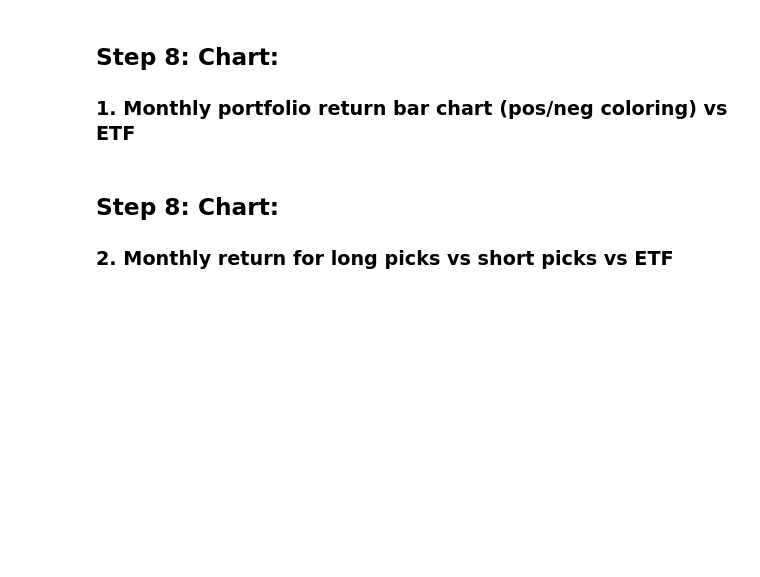
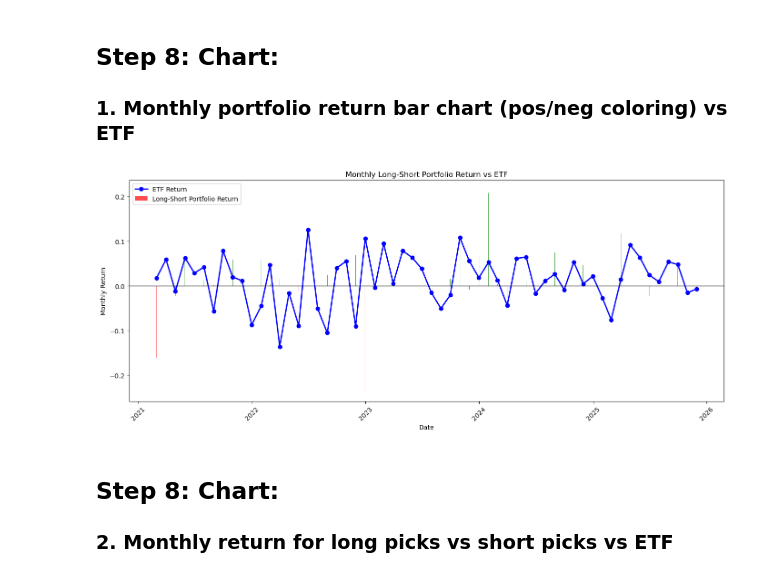
Before and after one commit to Spring-26-Quantitative-Finance/SunilA-QF-SP26, a Jupyter notebook: final_proj/main.ipynb, the cells around one changed output. Saved outputs shown, nothing was run; the diff lists cells and outputs as text; code cells hidden in the pictures; blank space fills up the shorter version.

```diff
--- a/final_proj/main.ipynb
+++ b/final_proj/main.ipynb
@@ -326,0 +346,3 @@ short_basket = combined_z_score.apply(
+# %%
+next_month_returns = monthly_returns.shift(-1)
+next_month_etf_returns = etf_returns.shift(-1)
@@ -326,0 +386,3 @@ short_basket = combined_z_score.apply(
+# %%
+backtest_df = pd.DataFrame(backtest_results)
+backtest_df = backtest_df.set_index("Date")
@@ -326,0 +401,8 @@ short_basket = combined_z_score.apply(
+# %%
+backtest_df["Cumulative Portfolio Return"] = (
+    1 + backtest_df["Portfolio Return"]
+).cumprod() - 1
+# %%
+backtest_df["Cumulative ETF Return"] = (
+    1 + backtest_df["ETF Return"]
+).cumprod() - 1
@@ -327,6 +431,40 @@ short_basket = combined_z_score.apply(
 # %% [markdown]
 ## Step 8: Chart:
 ### 1. Monthly portfolio return bar chart (pos/neg coloring) vs ETF
+# %%
+# Positive returns green, negative returns red
+colors = np.where(backtest_df["Portfolio Return"] >= 0, "green", "red")
+
+plt.figure(figsize=(14, 6))
+
+plt.bar(
+    backtest_df.index,
+    backtest_df["Portfolio Return"],
+    color=colors,
+    alpha=0.7,
+    label="Long-Short Portfolio Return"
+)
+
+plt.plot(
+    backtest_df.index,
+    backtest_df["ETF Return"],
+    color="blue",
+    marker="o",
+    linewidth=2,
+    label="ETF Return"
+)
+
+plt.axhline(0, color="black", linewidth=1)
+
+plt.title("Monthly Long-Short Portfolio Return vs ETF")
+plt.xlabel("Date")
+plt.ylabel("Monthly Return")
+plt.legend()
+plt.xticks(rotation=45)
+plt.tight_layout()
+plt.show()
+# %% [output]
+[figure, added]
 # %% [markdown]
 ## Step 8: Chart:
 
```
Also changed, not shown: parts of 13 cells of this notebook.
